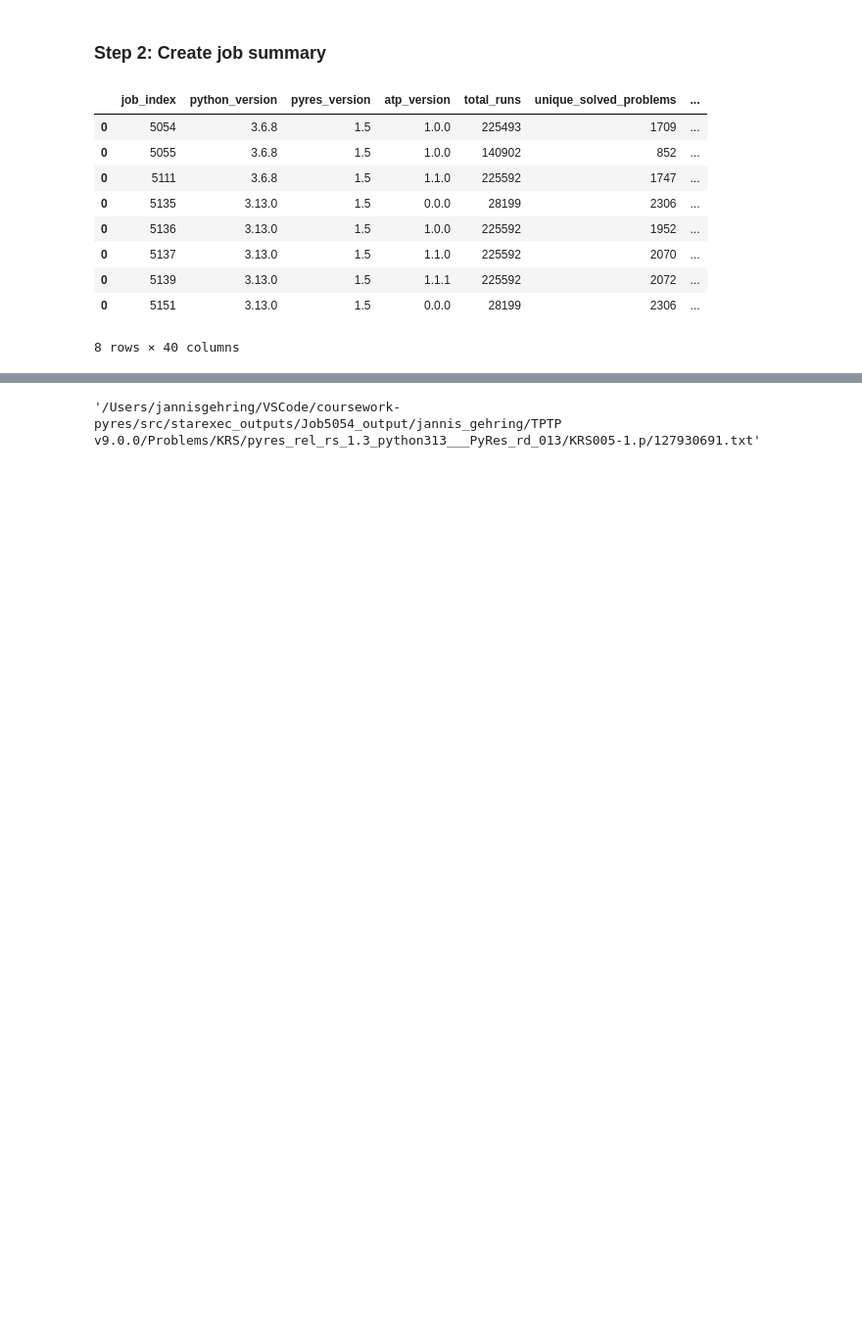
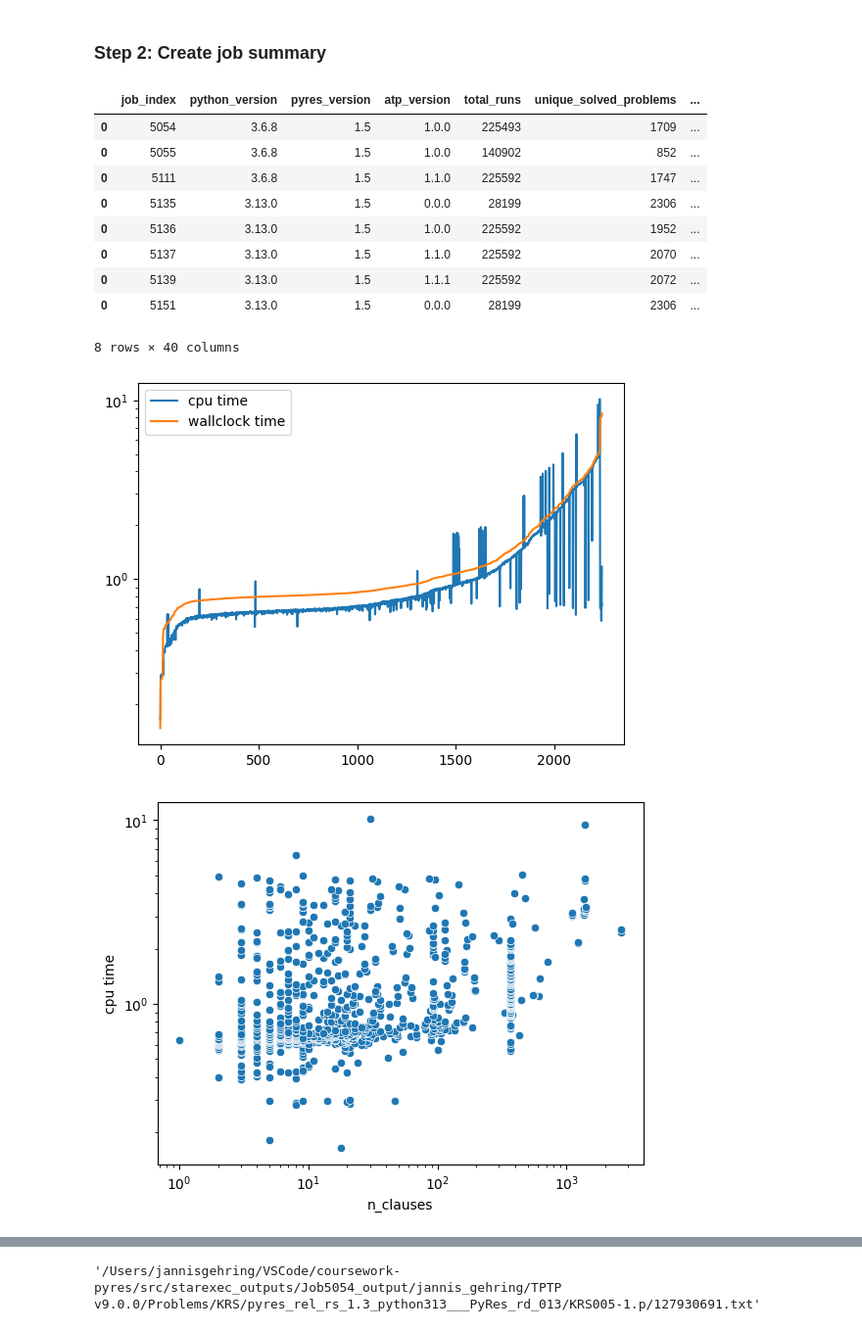
Before and after one commit to GehriJan/coursework-pyres, a Jupyter notebook: src/notebook.ipynb, the cells around one changed output, grey strips where cells are left out. Shown at 98% size. Saved outputs shown, nothing was run; the diff lists cells and outputs as text; code cells hidden in the pictures; blank space fills up the shorter version.

```diff
--- a/src/notebook.ipynb
+++ b/src/notebook.ipynb
@@ -382,6 +356,46 @@ df_jobs
 | 0 | 5139 | 3.13.0 | 1.5 | 1.1.1 | 225592 | 2072 | ... |
 | 0 | 5151 | 3.13.0 | 1.5 | 0.0.0 | 28199 | 2306 | ... |
 8 rows × 40 columns
+# %%
+df_se_csv["problem"] = (
+    df_se_csv["benchmark"]
+    .apply(lambda x: x.split("/")[-1].split(".")[0])
+)
+df_tptp["problem"] = (
+    df_tptp["Problem"]
+    .apply(lambda x: x.split(".")[0])
+)
+
+"""
+Index(['pair id', 'benchmark', 'benchmark id', 'solver', 'solver id',
+       'configuration', 'configuration id', 'status', 'cpu time',
+       'wallclock time', 'memory usage', 'result', 'expected', 'SZSResult',
+       'SZSOutput', 'SZSStatus', 'problem', 'file_dir_name', 'python_version',
+       'cpu_limit', 'pyres_version', 'rel_distance', 'graph_construction_time',
+       'neighbourhood_computation_time', 'szs_status', 'initial_clauses',
+       'processed_clauses', 'factors_computed', 'resolvents_computed',
+       'tautologies_deleted', 'forward_subsumed', 'backward_subsumed',
+       'user_time', 'system_time', 'total_time', 'Problem', 'spc',
+       'n_formulae', 'n_atoms', 'n_clauses', 'n_literals', 'n_variables',
+       'full_file_name'],
+      dtype='object')
+      """
+df_merged = (
+    df_se_csv
+    .merge(df_se_indi, on="problem")
+    .merge(df_tptp, on="problem")
+    [["problem", "szs_status", "cpu time", "wallclock time", "graph_construction_time", "neighbourhood_computation_time",  "n_formulae", "n_atoms", "n_clauses", "processed_clauses", "n_literals", "n_variables", "factors_computed", "python_version", "pyres_version"]]
+)
+df_merged = df_merged[df_merged["szs_status"].isin(szs_statuses_for_evaluation)].sort_values("wallclock time").reset_index(drop=True)
+df_merged[["cpu time", "wallclock time"]].plot()
+plt.yscale("log")
+plt.show()
+sns.scatterplot(df_merged, x="n_clauses", y="cpu time")
+plt.xscale("log")
+plt.yscale("log")
+# %% [output]
+[figure, added]
+[figure, added]
 # %%
 
 (
```
Also changed, not shown: parts of 12 cells of this notebook, 1 other file.
